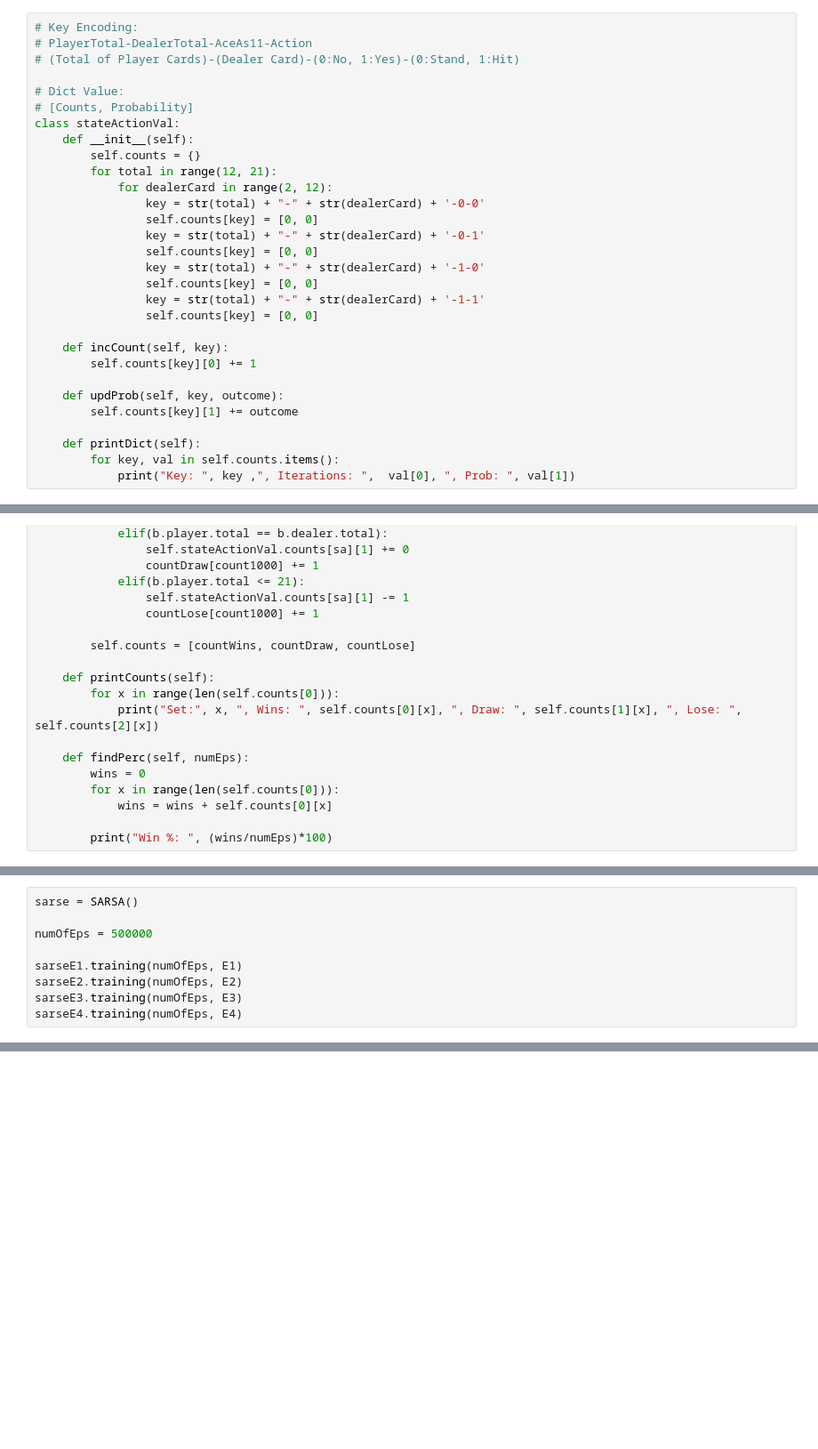
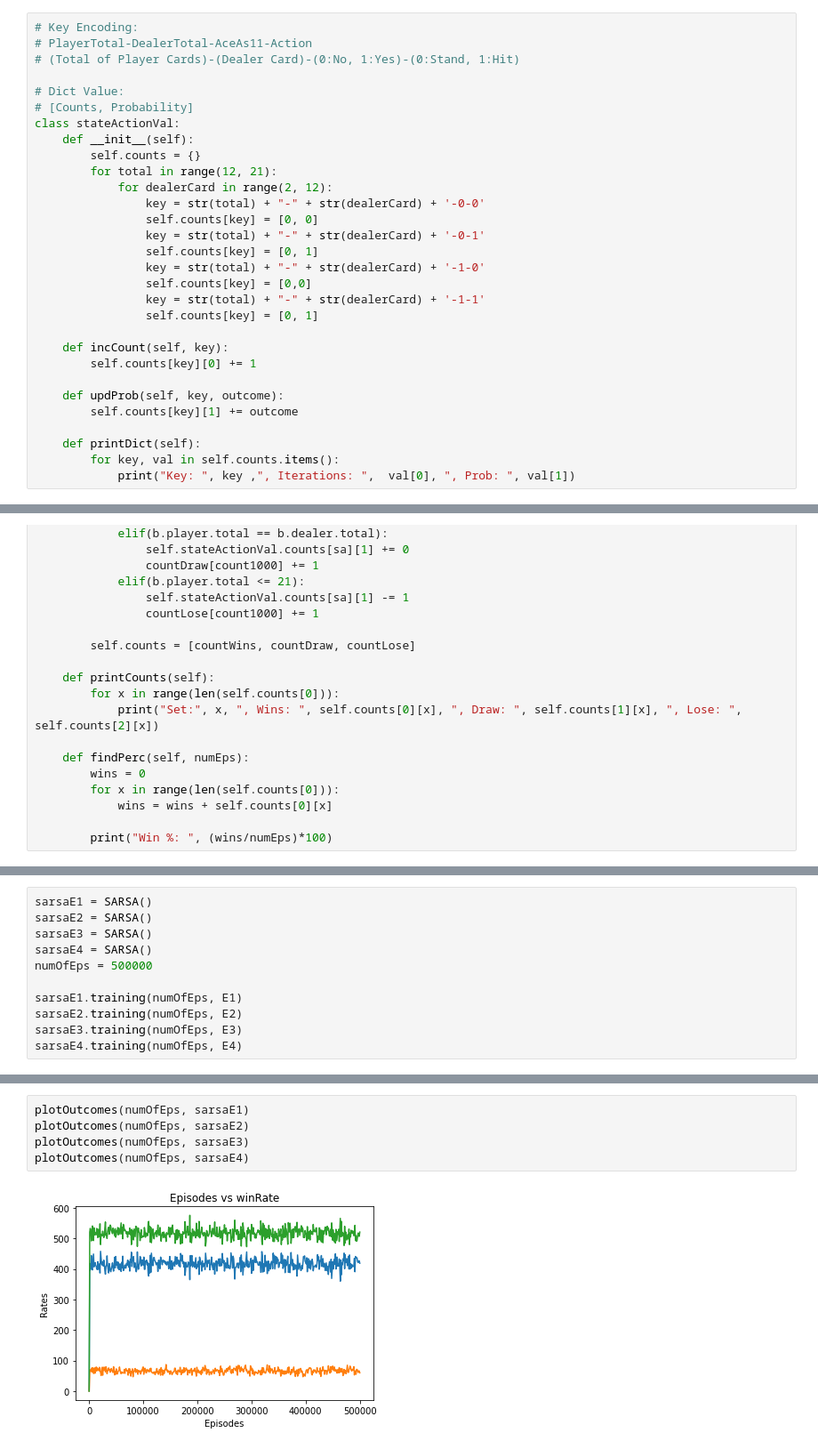
Before and after one commit to Voben/ARI2204-Reinforcement_Learning, a Jupyter notebook: main.ipynb, the cells around one changed output, grey strips where cells are left out. Shown at 89% size. Cells and saved outputs as stored; diff of their text form; blank space fills up the shorter version.

```diff
--- a/main.ipynb
+++ b/main.ipynb
@@ -40,11 +42,11 @@ class stateActionVal:
                 key = str(total) + "-" + str(dealerCard) + '-0-0'
                 self.counts[key] = [0, 0]
                 key = str(total) + "-" + str(dealerCard) + '-0-1'
-                self.counts[key] = [0, 0]
+                self.counts[key] = [0, 1]
                 key = str(total) + "-" + str(dealerCard) + '-1-0'
-                self.counts[key] = [0, 0]
+                self.counts[key] = [0,0]
                 key = str(total) + "-" + str(dealerCard) + '-1-1'
-                self.counts[key] = [0, 0]
+                self.counts[key] = [0, 1]
 
     def incCount(self, key):
         self.counts[key][0] += 1
@@ -523,9 +532,0 @@ def argmax(state, stateAcVal):
-# %%
-sarse = SARSA()
-
-numOfEps = 500000
-
-sarseE1.training(numOfEps, E1)
-sarseE2.training(numOfEps, E2)
-sarseE3.training(numOfEps, E3)
-sarseE4.training(numOfEps, E4)
@@ -619,0 +643,11 @@ plotOutcomes(500000, mc)
+# %%
+sarsaE1 = SARSA()
+sarsaE2 = SARSA()
+sarsaE3 = SARSA()
+sarsaE4 = SARSA()
+numOfEps = 500000
+
+sarsaE1.training(numOfEps, E1)
+sarsaE2.training(numOfEps, E2)
+sarsaE3.training(numOfEps, E3)
+sarsaE4.training(numOfEps, E4)
@@ -619,0 +656,7 @@ plotOutcomes(500000, mc)
+# %%
+plotOutcomes(numOfEps, sarsaE1)
+plotOutcomes(numOfEps, sarsaE2)
+plotOutcomes(numOfEps, sarsaE3)
+plotOutcomes(numOfEps, sarsaE4)
+# %% [output]
+[figure, added]
```
Also changed, not shown: parts of 54 cells of this notebook.
